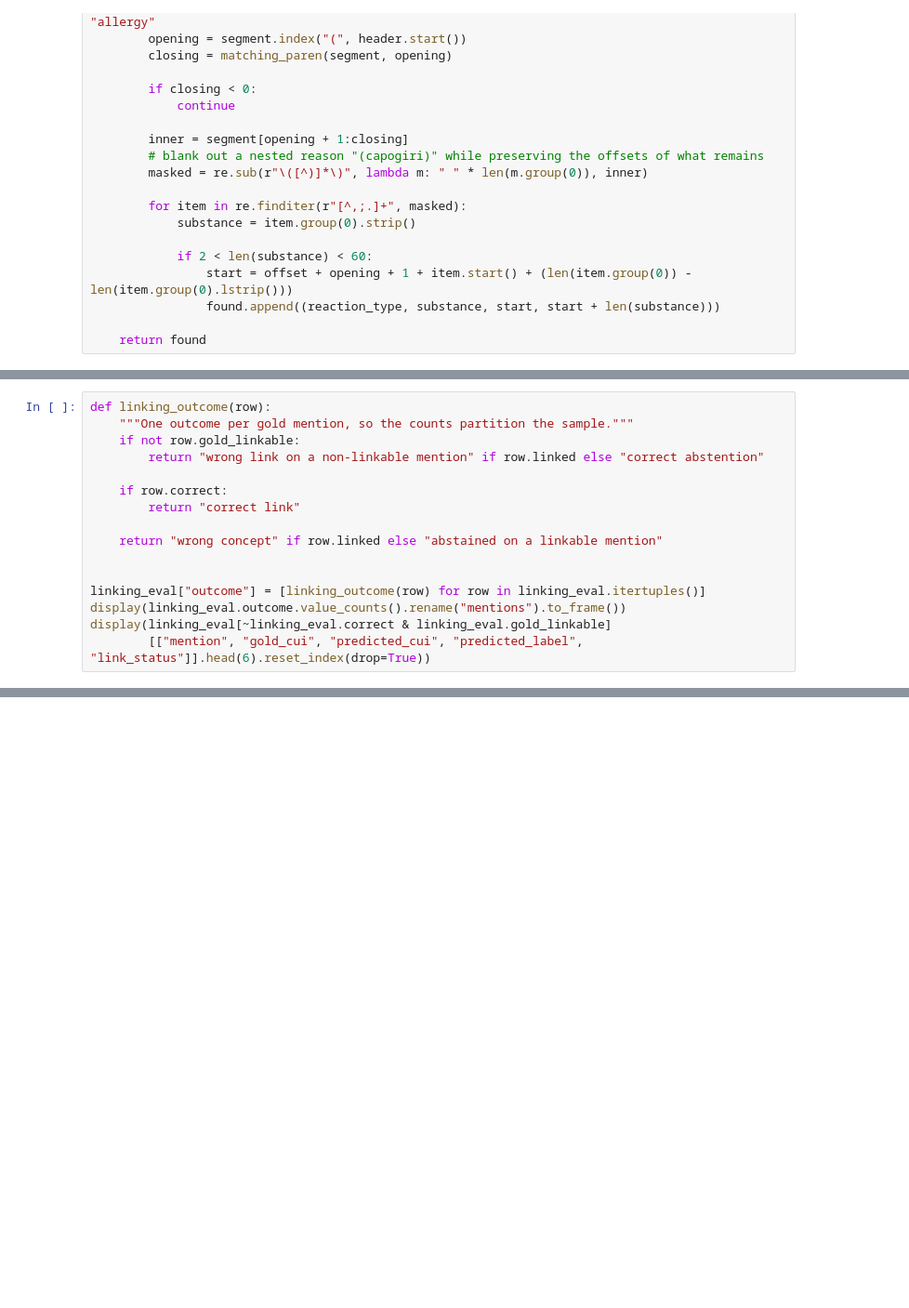
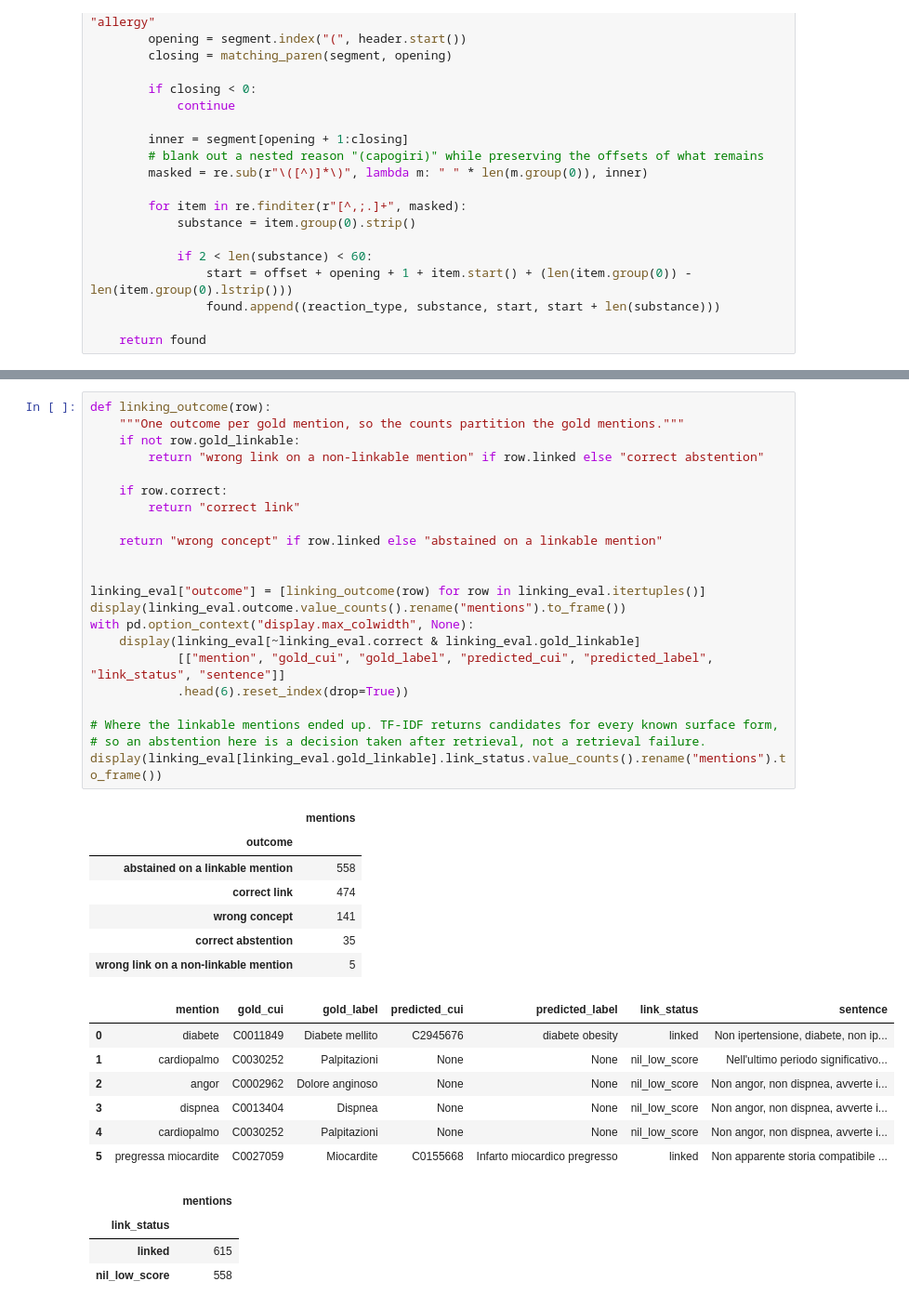
Before and after one commit to ilegul/nlp4dh, a Jupyter notebook: notebooks/clinical_nlp_pipeline.ipynb, the cells around one changed output, grey strips where cells are left out. Shown at 93% size. Saved outputs shown, nothing was run; the diff lists cells and outputs as text; blank space fills up the shorter version.

```diff
--- a/notebooks/clinical_nlp_pipeline.ipynb
+++ b/notebooks/clinical_nlp_pipeline.ipynb
@@ -1677,16 +1688,0 @@ display(pd.DataFrame([
-# %%
-def linking_outcome(row):
-    """One outcome per gold mention, so the counts partition the sample."""
-    if not row.gold_linkable:
-        return "wrong link on a non-linkable mention" if row.linked else "correct abstention"
-
-    if row.correct:
-        return "correct link"
-
-    return "wrong concept" if row.linked else "abstained on a linkable mention"
-
-
-linking_eval["outcome"] = [linking_outcome(row) for row in linking_eval.itertuples()]
-display(linking_eval.outcome.value_counts().rename("mentions").to_frame())
-display(linking_eval[~linking_eval.correct & linking_eval.gold_linkable]
-        [["mention", "gold_cui", "predicted_cui", "predicted_label", "link_status"]].head(6).reset_index(drop=True))
@@ -1982,0 +2106,41 @@ it was derived from.
+# %%
+def linking_outcome(row):
+    """One outcome per gold mention, so the counts partition the gold mentions."""
+    if not row.gold_linkable:
+        return "wrong link on a non-linkable mention" if row.linked else "correct abstention"
+
+    if row.correct:
+        return "correct link"
+
+    return "wrong concept" if row.linked else "abstained on a linkable mention"
+
+
+linking_eval["outcome"] = [linking_outcome(row) for row in linking_eval.itertuples()]
+display(linking_eval.outcome.value_counts().rename("mentions").to_frame())
+with pd.option_context("display.max_colwidth", None):
+    display(linking_eval[~linking_eval.correct & linking_eval.gold_linkable]
+            [["mention", "gold_cui", "gold_label", "predicted_cui", "predicted_label", "link_status", "sentence"]]
+            .head(6).reset_index(drop=True))
+
+# Where the linkable mentions ended up. TF-IDF returns candidates for every known surface form,
+# so an abstention here is a decision taken after retrieval, not a retrieval failure.
+display(linking_eval[linking_eval.gold_linkable].link_status.value_counts().rename("mentions").to_frame())
+# %% [output]
+|  | mentions |
+| outcome |  |
+| abstained on a linkable mention | 558 |
+| correct link | 474 |
+| wrong concept | 141 |
+| correct abstention | 35 |
+| wrong link on a non-linkable mention | 5 |
+|  | mention | gold_cui | gold_label | predicted_cui | predicted_label | link_status | sentence |
+| 0 | diabete | C0011849 | Diabete mellito | C2945676 | diabete obesity | linked | Non ipertensione, diabete, non ip... |
+| 1 | cardiopalmo | C0030252 | Palpitazioni | None | None | nil_low_score | Nell'ultimo periodo significativo... |
+| 2 | angor | C0002962 | Dolore anginoso | None | None | nil_low_score | Non angor, non dispnea, avverte i... |
+| 3 | dispnea | C0013404 | Dispnea | None | None | nil_low_score | Non angor, non dispnea, avverte i... |
+| 4 | cardiopalmo | C0030252 | Palpitazioni | None | None | nil_low_score | Non angor, non dispnea, avverte i... |
+| 5 | pregressa miocardite | C0027059 | Miocardite | C0155668 | Infarto miocardico pregresso | linked | Non apparente storia compatibile ... |
+|  | mentions |
+| link_status |  |
+| linked | 615 |
+| nil_low_score | 558 |
```
Also changed, not shown: parts of 137 cells of this notebook, 12 other files.
